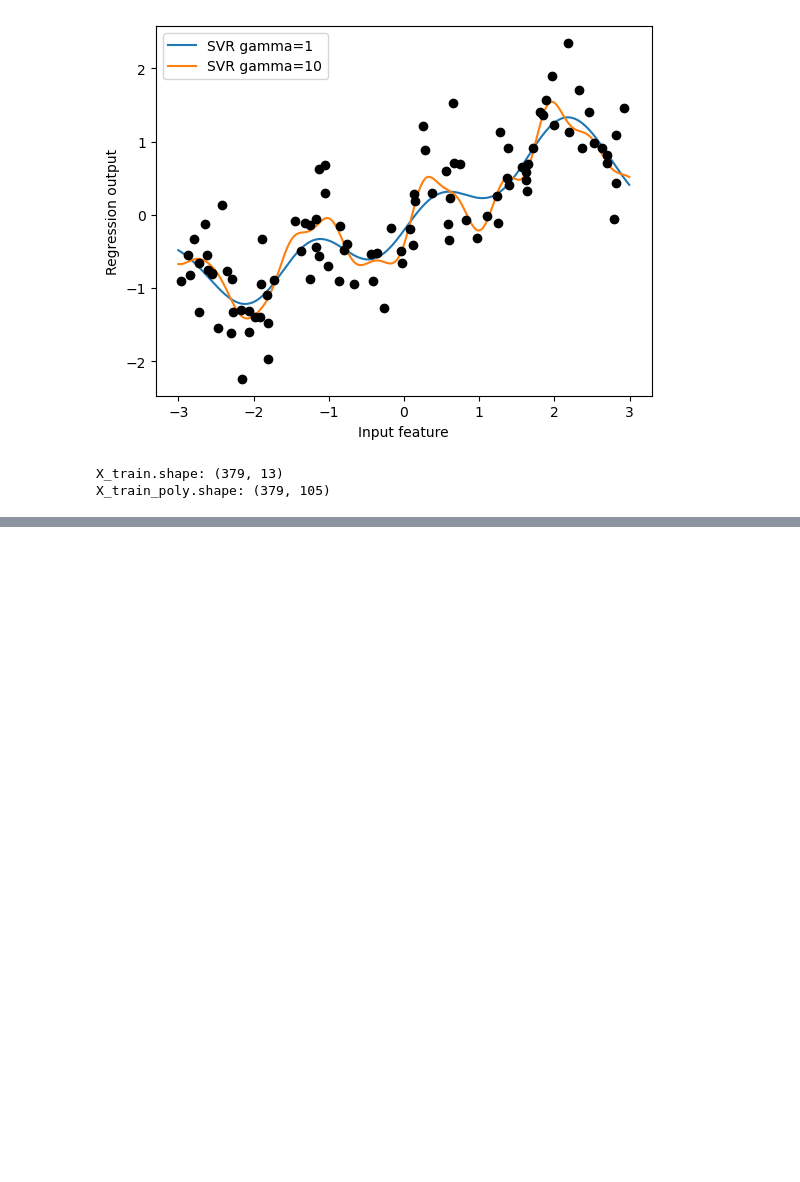
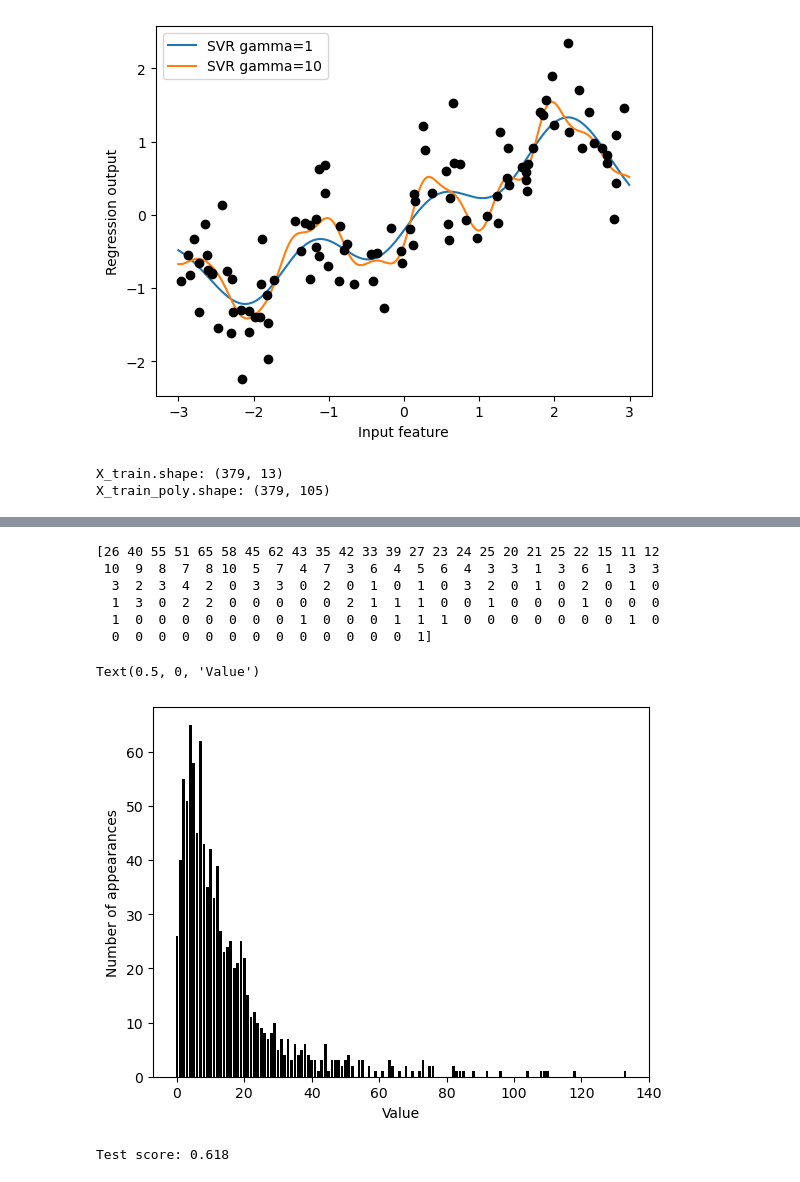
Before and after one commit to Giov12/intro.to.ml, a Jupyter notebook: chapter4.ipynb, the cells around one changed output, grey strips where cells are left out. Saved outputs shown, nothing was run; the diff lists cells and outputs as text; code cells hidden in the pictures; blank space fills up the shorter version.

```diff
--- a/chapter4.ipynb
+++ b/chapter4.ipynb
@@ -338,0 +363,31 @@ X_train_poly.shape: (379, 105)
+# %%
+# demonstrate log transforming int types
+rnd   = np.random.RandomState(0)
+x_org = rnd.normal(size=(1000,3))
+w     = rnd.normal(3)
+x     = rnd.poisson(10 * np.exp(x_org))
+y     = np.dot(x_org, w)
+print(np.bincount(x[:, 0]))
+# %% [output]
+[26 40 55 51 65 58 45 62 43 35 42 33 39 27 23 24 25 20 21 25 22 15 11 12
+ 10  9  8  7  8 10  5  7  4  7  3  6  4  5  6  4  3  3  1  3  6  1  3  3
+  3  2  3  4  2  0  3  3  0  2  0  1  0  1  0  3  2  0  1  0  2  0  1  0
+  1  3  0  2  2  0  0  0  0  0  2  1  1  1  0  0  1  0  0  0  1  0  0  0
+  1  0  0  0  0  0  0  0  1  0  0  0  1  1  1  0  0  0  0  0  0  0  1  0
+  0  0  0  0  0  0  0  0  0  0  0  0  0  1]
+# %%
+# visualize
+bins = np.bincount(x[:, 0])
+plt.bar(range(len(bins)), bins, color='black')
+plt.ylabel("Number of appearances")
+plt.xlabel("Value")
+# %% [output]
+Text(0.5, 0, 'Value')
+[figure, added]
+# %%
+# illustrate how linear models fail for this kind of distribution of data
+xtrain, xtest, ytrain, ytest = train_test_split(x, y, random_state=0)
+score = Ridge().fit(xtrain, ytrain).score(xtest, ytest)
+print("Test score: {:.3f}".format(score))
+# %% [output]
+Test score: 0.618
```
Also changed, not shown: parts of 10 cells of this notebook.
